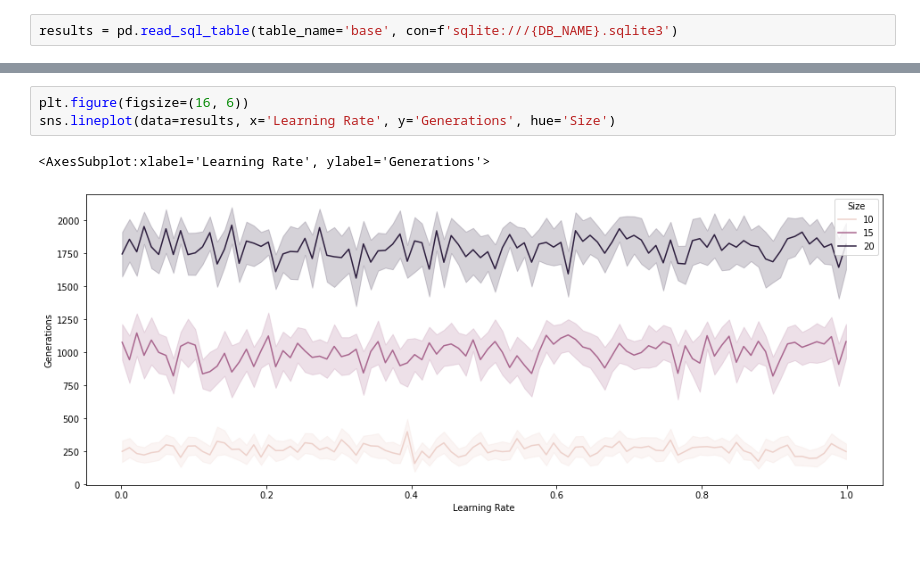
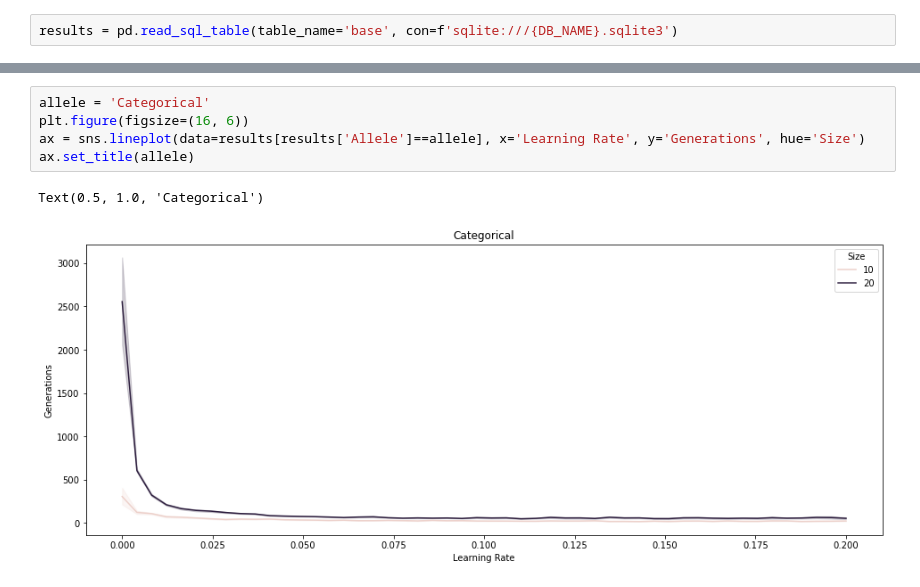
Before and after one commit to squillero/sgx, a Jupyter notebook: notebooks/one-max.ipynb, the cells around one changed output, grey strips where cells are left out. Saved outputs shown, nothing was run; the diff lists cells and outputs as text; blank space fills up the shorter version.

```diff
--- a/notebooks/one-max.ipynb
+++ b/notebooks/one-max.ipynb
@@ -43,6 +27,8 @@ results
 # %%
+allele = 'Categorical'
 plt.figure(figsize=(16, 6))
-sns.lineplot(data=results, x='Learning Rate', y='Generations', hue='Size')
+ax = sns.lineplot(data=results[results['Allele']==allele], x='Learning Rate', y='Generations', hue='Size')
+ax.set_title(allele)
 # %% [output]
-<AxesSubplot:xlabel='Learning Rate', ylabel='Generations'>
+Text(0.5, 1.0, 'Categorical')
-[figure, old version]
+[figure, new version]
```
Also changed, not shown: parts of 2 cells of this notebook, 3 other files.
